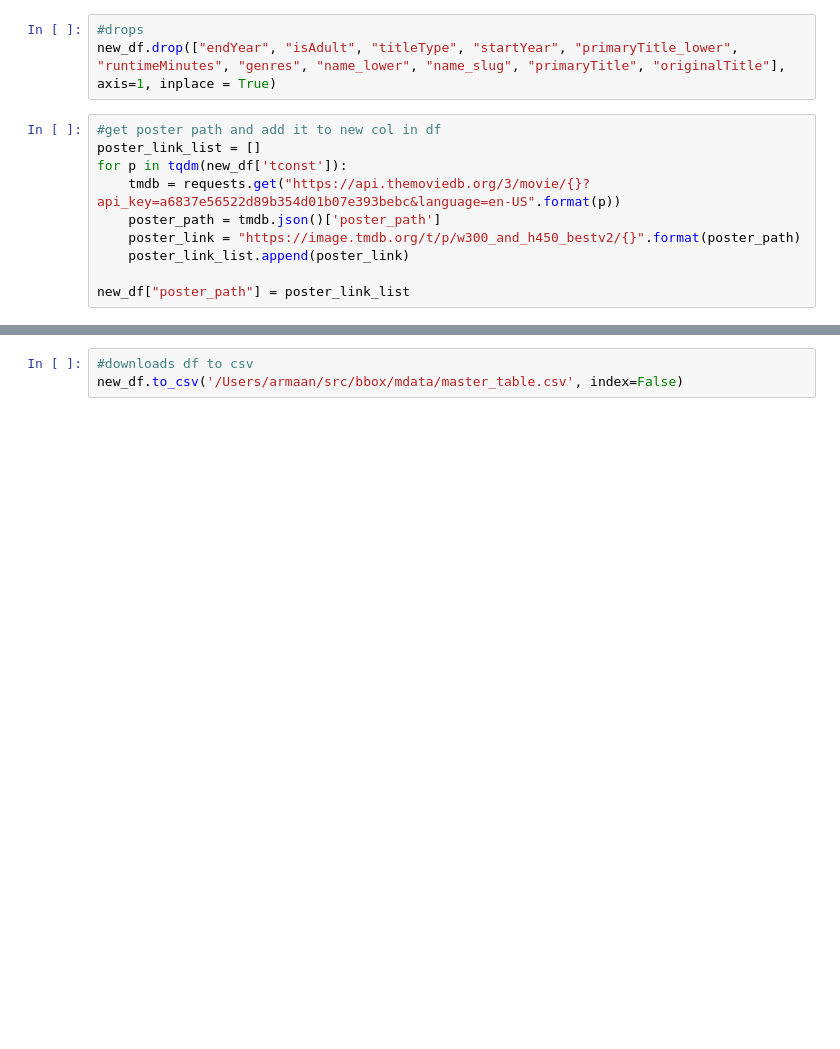
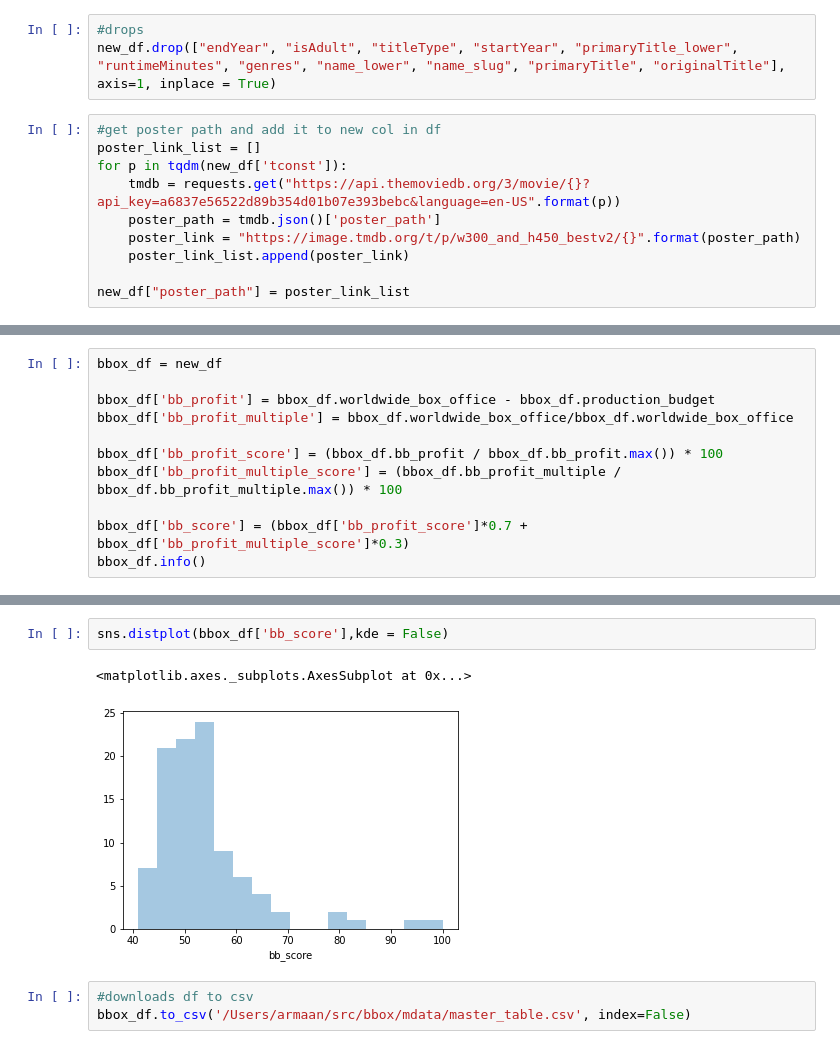
Before and after one commit to armaandave/BracketBox, a Jupyter notebook: nbs/csv_merger.ipynb, the cells around one changed output, grey strips where cells are left out. Cells and saved outputs as stored; diff of their text form; blank space fills up the shorter version.

```diff
--- a/nbs/csv_merger.ipynb
+++ b/nbs/csv_merger.ipynb
@@ -78,0 +85,11 @@ new_df["poster_path"] = poster_link_list
+# %%
+bbox_df = new_df
+
+bbox_df['bb_profit'] = bbox_df.worldwide_box_office - bbox_df.production_budget
+bbox_df['bb_profit_multiple'] = bbox_df.worldwide_box_office/bbox_df.worldwide_box_office
+
+bbox_df['bb_profit_score'] = (bbox_df.bb_profit / bbox_df.bb_profit.max()) * 100
+bbox_df['bb_profit_multiple_score'] = (bbox_df.bb_profit_multiple / bbox_df.bb_profit_multiple.max()) * 100
+
+bbox_df['bb_score'] = (bbox_df['bb_profit_score']*0.7 + bbox_df['bb_profit_multiple_score']*0.3)
+bbox_df.info()
@@ -79,3 +148,8 @@ new_df["poster_path"] = poster_link_list
+# %%
+sns.distplot(bbox_df['bb_score'],kde = False)
+# %% [output]
+<matplotlib.axes._subplots.AxesSubplot at 0x...>
+[figure, added]
 # %%
 #downloads df to csv
-new_df.to_csv('/Users/armaan/src/bbox/mdata/master_table.csv', index=False)
+bbox_df.to_csv('/Users/armaan/src/bbox/mdata/master_table.csv', index=False)
```
Also changed, not shown: parts of 5 cells of this notebook, 12 other files.
